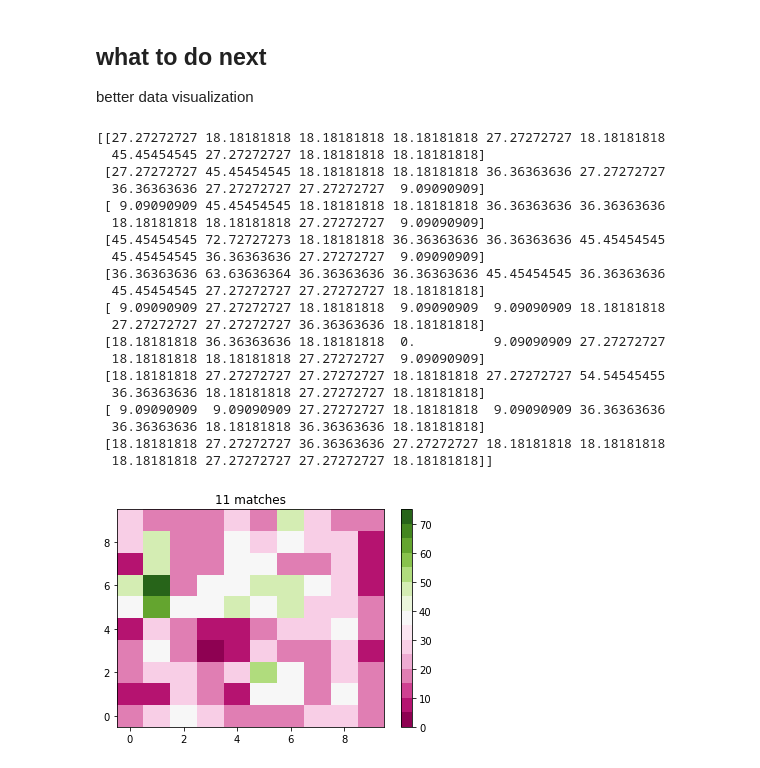
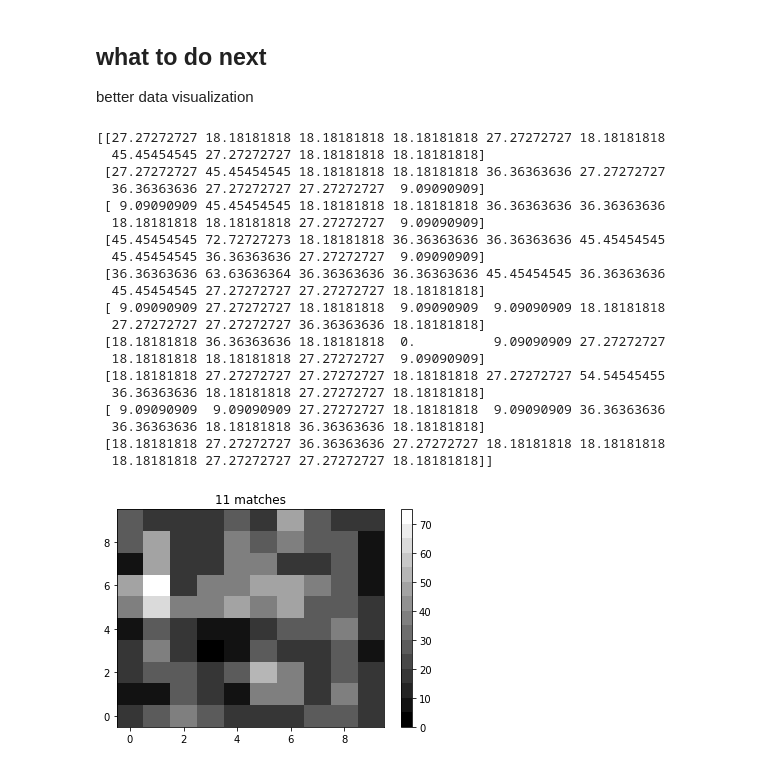
Before and after one commit to amirulbadri00/seabattle, a Jupyter notebook: Sea Battle Statistical Test.ipynb, the cells around one changed output. Cells and saved outputs as stored; diff of their text form; code cells hidden in the pictures.

```diff
--- a/Sea Battle Statistical Test.ipynb
+++ b/Sea Battle Statistical Test.ipynb
@@ -200,35 +200,35 @@ y = np.arange(0, 10, 1)
 
 # making the levels
 levels = MaxNLocator(nbins=15).tick_values(Z.min(), Z.max())
-cmap = plt.colormaps['PiYG']
+cmap = plt.colormaps['gray']
 norm = BoundaryNorm(levels, ncolors=cmap.N, clip=True)
 
 fig, ax = plt.subplots()
 im = ax.pcolormesh(x, y, Z[::-1], cmap=cmap, norm=norm)
 fig.colorbar(im, ax=ax)
 
 plt.title('11 matches')
 
 print(Z)
 # %% [output]
 [[27.27272727 18.18181818 18.18181818 18.18181818 27.27272727 18.18181818
   45.45454545 27.27272727 18.18181818 18.18181818]
  [27.27272727 45.45454545 18.18181818 18.18181818 36.36363636 27.27272727
   36.36363636 27.27272727 27.27272727  9.09090909]
  [ 9.09090909 45.45454545 18.18181818 18.18181818 36.36363636 36.36363636
   18.18181818 18.18181818 27.27272727  9.09090909]
  [45.45454545 72.72727273 18.18181818 36.36363636 36.36363636 45.45454545
   45.45454545 36.36363636 27.27272727  9.09090909]
  [36.36363636 63.63636364 36.36363636 36.36363636 45.45454545 36.36363636
   45.45454545 27.27272727 27.27272727 18.18181818]
  [ 9.09090909 27.27272727 18.18181818  9.09090909  9.09090909 18.18181818
   27.27272727 27.27272727 36.36363636 18.18181818]
  [18.18181818 36.36363636 18.18181818  0.          9.09090909 27.27272727
   18.18181818 18.18181818 27.27272727  9.09090909]
  [18.18181818 27.27272727 27.27272727 18.18181818 27.27272727 54.54545455
   36.36363636 18.18181818 27.27272727 18.18181818]
  [ 9.09090909  9.09090909 27.27272727 18.18181818  9.09090909 36.36363636
   36.36363636 18.18181818 36.36363636 18.18181818]
  [18.18181818 27.27272727 36.36363636 27.27272727 18.18181818 18.18181818
   18.18181818 27.27272727 27.27272727 18.18181818]]
-[figure, old version]
+[figure, new version]
```
